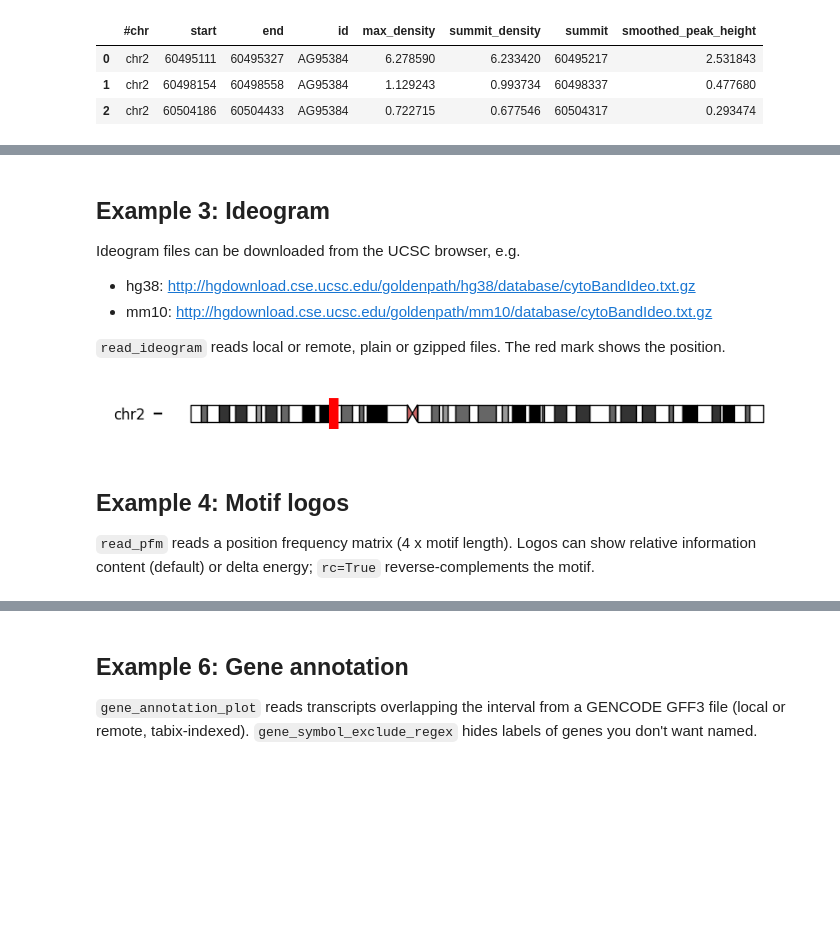
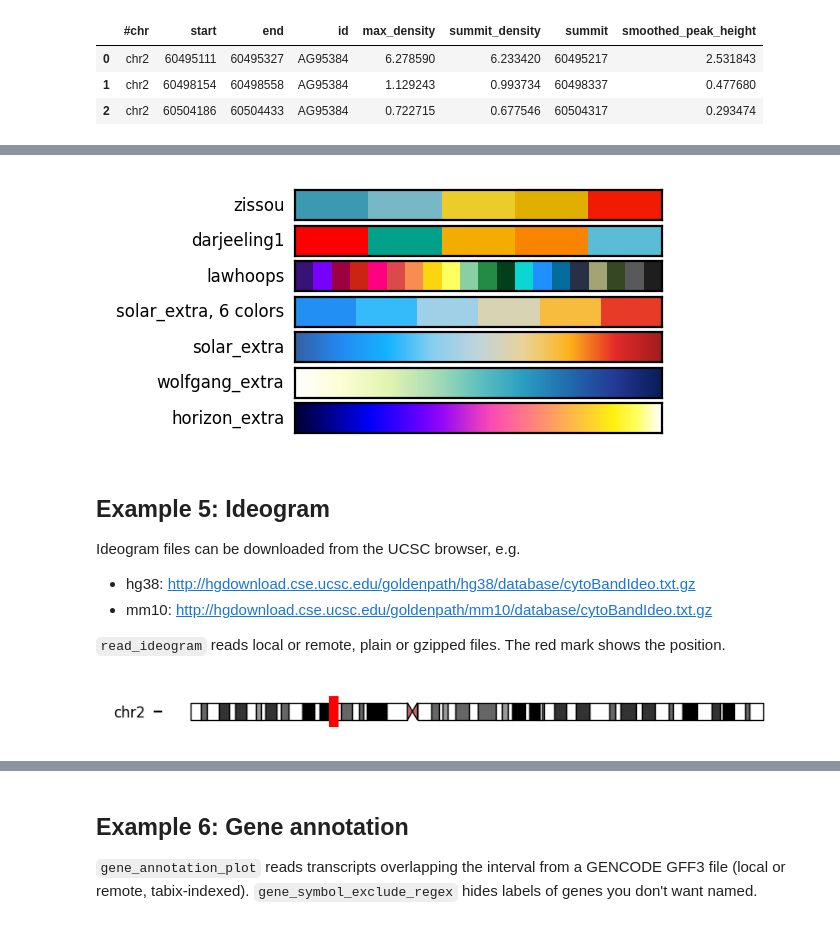
Before and after one commit to vierstralab/genome-tools, a Jupyter notebook: examples/UsageExamples.ipynb, the cells around one changed output, grey strips where cells are left out. Drawn from its saved outputs; the diff is of its cells as text; code cells hidden in the pictures; blank space fills up the shorter version.

Commit message:
fixed readme and added more usage examples

```diff
--- a/examples/UsageExamples.ipynb
+++ b/examples/UsageExamples.ipynb
@@ -67,5 +105,25 @@ signal: (20000,) max 6.2
+# %%
+import genome_tools.plotting.colors.cm  # registers genome-tools colormaps with matplotlib
+from genome_tools.plotting.colors.palettes import color_palette
+
+palettes = {name: color_palette(name) for name in ['zissou', 'darjeeling1', 'lawhoops']}
+palettes['solar_extra, 6 colors'] = color_palette('solar_extra', 6)
+colormaps = ['solar_extra', 'wolfgang_extra', 'horizon_extra']
+
+fig, axes = plt.subplots(len(palettes) + len(colormaps), 1, figsize=cm2inch(6, 4))
+for ax, (name, colors) in zip(axes, palettes.items()):
+    ax.imshow([colors], aspect='auto')
+    ax.set_ylabel(name, rotation=0, ha='right', va='center')
+for ax, name in zip(axes[len(palettes):], colormaps):
+    ax.imshow([np.linspace(0, 1, 256)], aspect='auto', cmap=name)
+    ax.set_ylabel(name, rotation=0, ha='right', va='center')
+for ax in axes:
+    ax.set_xticks([])
+    ax.set_yticks([])
+# %% [output]
+[figure, added]
 # %% [markdown]
-## Example 3: Ideogram
+## Example 5: Ideogram
 
 Ideogram files can be downloaded from the UCSC browser, e.g.
 - hg38: <http://hgdownload.cse.ucsc.edu/goldenpath/hg38/database/cytoBandIdeo.txt.gz>
@@ -82,7 +140,3 @@ fig, ax = plt.subplots(figsize=cm2inch(12, 0.6))
 ideogram_plot(ideogram_data, interval.chrom, interval.start, ax=ax)
 # %% [output]
 [figure]
-# %% [markdown]
-## Example 4: Motif logos
-
-`read_pfm` reads a position frequency matrix (4 x motif length). Logos can show relative information content (default) or delta energy; `rc=True` reverse-complements the motif.
```
Also changed, not shown: parts of 17 cells of this notebook, 3 other files.
